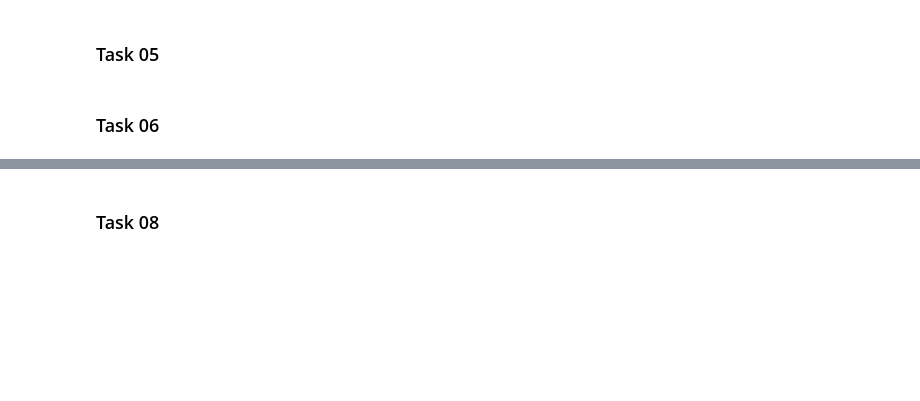
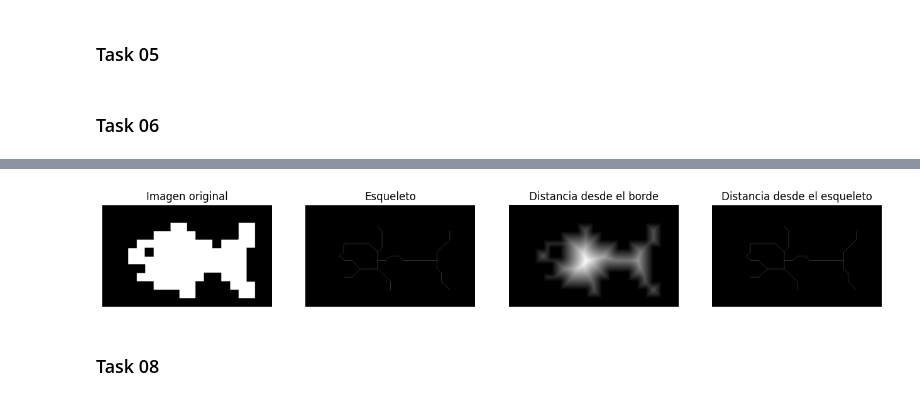
Before and after one commit to MelissaPerez09/Lab02-CC3102, a Jupyter notebook: src/lab02.ipynb, the cells around one changed output, grey strips where cells are left out. Saved outputs shown, nothing was run; the diff lists cells and outputs as text; code cells hidden in the pictures; blank space fills up the shorter version.

```diff
--- a/src/lab02.ipynb
+++ b/src/lab02.ipynb
@@ -144,2 +157,27 @@ results(image, gradient)
+# %%
+image = io.imread("img/binary-img.png", as_gray=True) > 0.5
+# %%
+# esqueletización
+skeleton = morphology.skeletonize(image)
+# %%
+# transformada de distancia desde el borde
+distance_from_edge = ndimage.distance_transform_edt(image)
+# %%
+# transformada de distancia desde el esqueleto
+distance_from_skeleton = ndimage.distance_transform_edt(skeleton)
+# %%
+# visualización
+fig, axes = plt.subplots(1, 4, figsize=(16, 4))
+titles = ["Imagen original", "Esqueleto", "Distancia desde el borde", "Distancia desde el esqueleto"]
+images = [image, skeleton, distance_from_edge, distance_from_skeleton]
+
+for ax, img, title in zip(axes, images, titles):
+    ax.imshow(img, cmap='gray')
+    ax.set_title(title)
+    ax.axis('off')
+
+plt.show()
+# %% [output]
+[figure, added]
 # %% [markdown]
 ### Task 08
```
Also changed, not shown: parts of 3 cells of this notebook, 1 other file.
